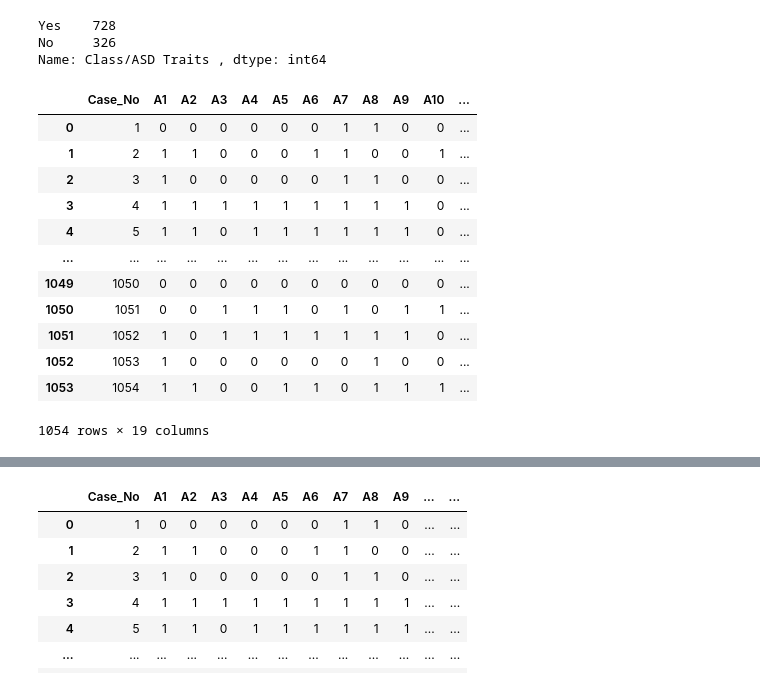
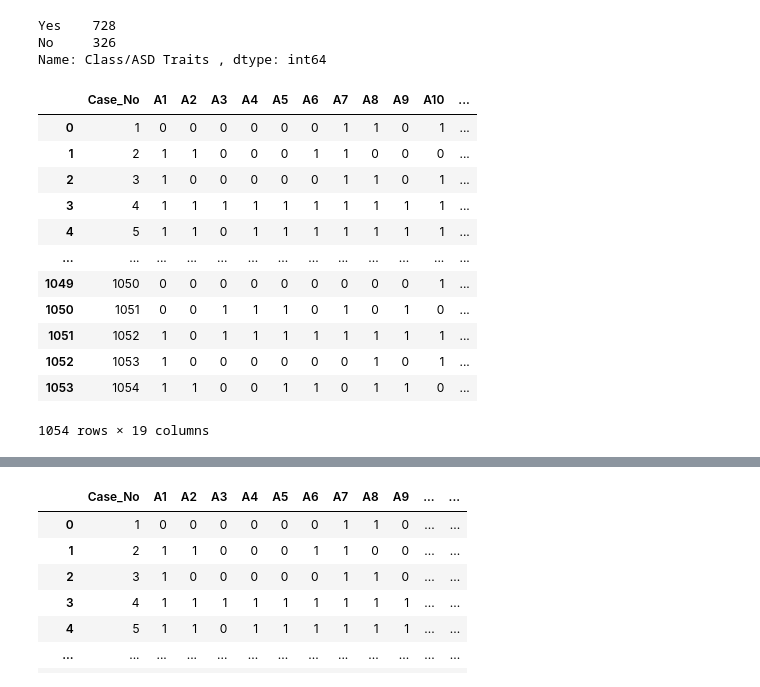
Before and after one commit to JessicaRBailey/AutismML, a Jupyter notebook: QChatNNModel.ipynb, the cells around one changed output, grey strips where cells are left out. Saved outputs shown, nothing was run; the diff lists cells and outputs as text; code cells hidden in the pictures.

```diff
--- a/QChatNNModel.ipynb
+++ b/QChatNNModel.ipynb
@@ -51,22 +51,22 @@ Name: Class/ASD Traits , dtype: int64
 # %%
 # Update Yes/No in Class/ASD Traits column to 1/0.
 # Change 0 to 1 and 1 to 0 in A10 - this is a reverse question
 QChat_df['Class/ASD Traits '] = QChat_df['Class/ASD Traits '].map({'Yes': 1, 'No': 0})
-QChat_df['A10'] = 1 - QChat_df['A10']
+# QChat_df['A10'] = 1 - QChat_df['A10']  #This is not necessary.  The data is already reversed.
 QChat_df
 # %% [output]
 |  | Case_No | A1 | A2 | A3 | A4 | A5 | A6 | A7 | A8 | A9 | A10 | ... |
-| 0 | 1 | 0 | 0 | 0 | 0 | 0 | 0 | 1 | 1 | 0 | 0 | ... |
-| 1 | 2 | 1 | 1 | 0 | 0 | 0 | 1 | 1 | 0 | 0 | 1 | ... |
-| 2 | 3 | 1 | 0 | 0 | 0 | 0 | 0 | 1 | 1 | 0 | 0 | ... |
-| 3 | 4 | 1 | 1 | 1 | 1 | 1 | 1 | 1 | 1 | 1 | 0 | ... |
-| 4 | 5 | 1 | 1 | 0 | 1 | 1 | 1 | 1 | 1 | 1 | 0 | ... |
+| 0 | 1 | 0 | 0 | 0 | 0 | 0 | 0 | 1 | 1 | 0 | 1 | ... |
+| 1 | 2 | 1 | 1 | 0 | 0 | 0 | 1 | 1 | 0 | 0 | 0 | ... |
+| 2 | 3 | 1 | 0 | 0 | 0 | 0 | 0 | 1 | 1 | 0 | 1 | ... |
+| 3 | 4 | 1 | 1 | 1 | 1 | 1 | 1 | 1 | 1 | 1 | 1 | ... |
+| 4 | 5 | 1 | 1 | 0 | 1 | 1 | 1 | 1 | 1 | 1 | 1 | ... |
 | ... | ... | ... | ... | ... | ... | ... | ... | ... | ... | ... | ... | ... |
-| 1049 | 1050 | 0 | 0 | 0 | 0 | 0 | 0 | 0 | 0 | 0 | 0 | ... |
-| 1050 | 1051 | 0 | 0 | 1 | 1 | 1 | 0 | 1 | 0 | 1 | 1 | ... |
-| 1051 | 1052 | 1 | 0 | 1 | 1 | 1 | 1 | 1 | 1 | 1 | 0 | ... |
-| 1052 | 1053 | 1 | 0 | 0 | 0 | 0 | 0 | 0 | 1 | 0 | 0 | ... |
-| 1053 | 1054 | 1 | 1 | 0 | 0 | 1 | 1 | 0 | 1 | 1 | 1 | ... |
+| 1049 | 1050 | 0 | 0 | 0 | 0 | 0 | 0 | 0 | 0 | 0 | 1 | ... |
+| 1050 | 1051 | 0 | 0 | 1 | 1 | 1 | 0 | 1 | 0 | 1 | 0 | ... |
+| 1051 | 1052 | 1 | 0 | 1 | 1 | 1 | 1 | 1 | 1 | 1 | 1 | ... |
+| 1052 | 1053 | 1 | 0 | 0 | 0 | 0 | 0 | 0 | 1 | 0 | 1 | ... |
+| 1053 | 1054 | 1 | 1 | 0 | 0 | 1 | 1 | 0 | 1 | 1 | 0 | ... |
 1054 rows × 19 columns
 # %%
 QChat_df.info()
```
Also changed, not shown: parts of 6 cells of this notebook, 6 other files.
